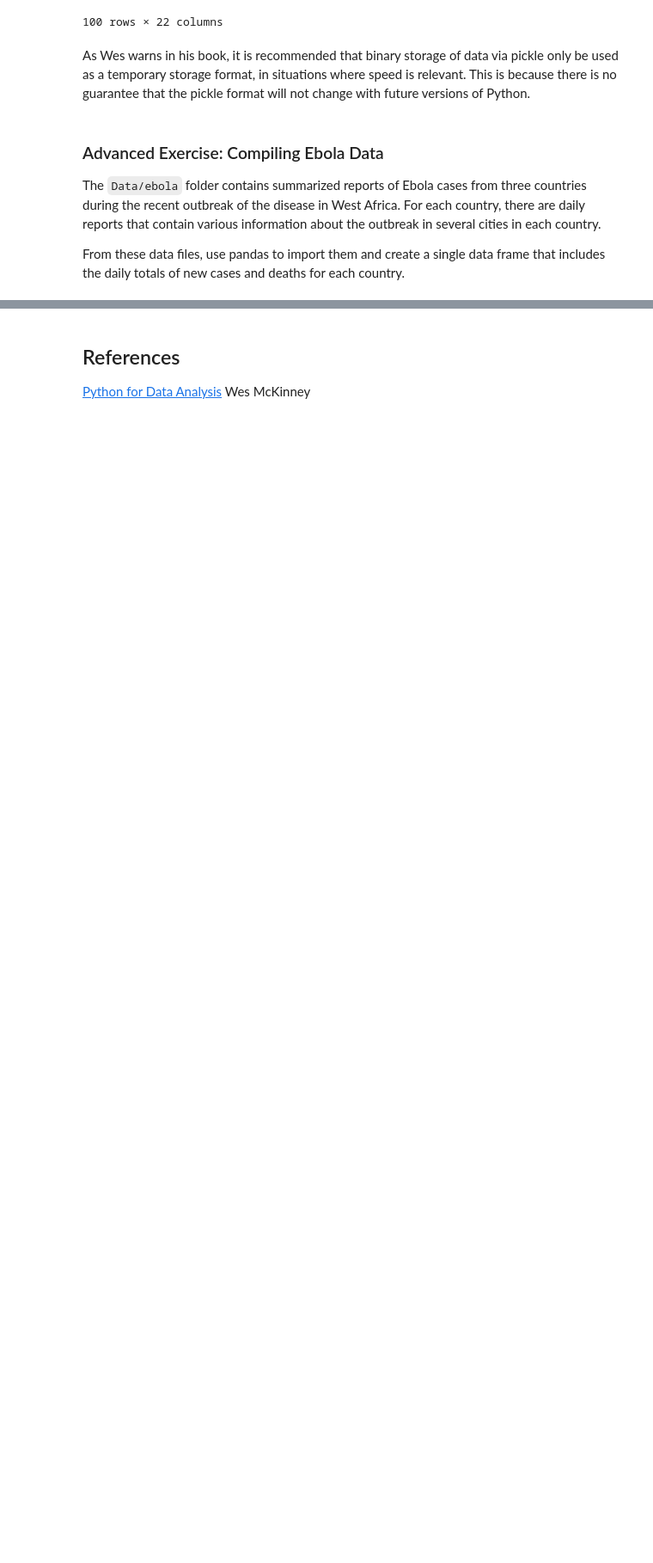
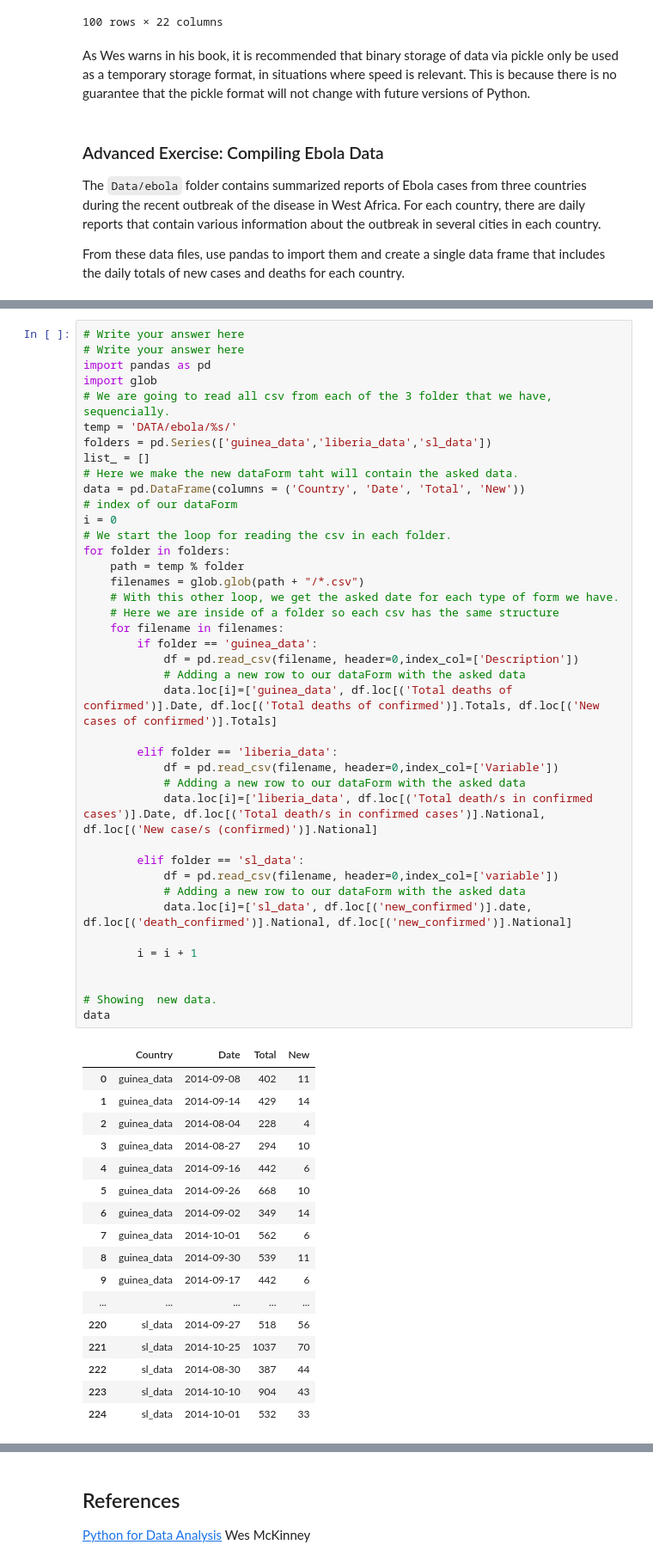
Before and after one commit to nutka7/Homework, a Jupyter notebook: 01 - Pandas and Data Wrangling/Intro to Pandas.ipynb, the cells around one changed output, grey strips where cells are left out. Shown: that part at 86% size. Drawn from its saved outputs; the diff is of its cells as text; blank space fills up the shorter version.

```diff
--- a/01 - Pandas and Data Wrangling/Intro to Pandas.ipynb
+++ b/01 - Pandas and Data Wrangling/Intro to Pandas.ipynb
@@ -2120,0 +2106,58 @@ data=pd.concat([ebola[0],ebola[1],ebola[2],ebola[3],ebola[4],ebola[5],ebola[6],e
+# %%
+# Write your answer here
+# Write your answer here
+import pandas as pd
+import glob
+# We are going to read all csv from each of the 3 folder that we have, sequencially.
+temp = 'DATA/ebola/%s/'
+folders = pd.Series(['guinea_data','liberia_data','sl_data'])
+list_ = []
+# Here we make the new dataForm taht will contain the asked data.
+data = pd.DataFrame(columns = ('Country', 'Date', 'Total', 'New'))
+# index of our dataForm
+i = 0
+# We start the loop for reading the csv in each folder.
+for folder in folders:
+    path = temp % folder
+    filenames = glob.glob(path + "/*.csv")
+    # With this other loop, we get the asked date for each type of form we have.
+    # Here we are inside of a folder so each csv has the same structure
+    for filename in filenames:
+        if folder == 'guinea_data':
+            df = pd.read_csv(filename, header=0,index_col=['Description'])
+            # Adding a new row to our dataForm with the asked data
+            data.loc[i]=['guinea_data', df.loc[('Total deaths of confirmed')].Date, df.loc[('Total deaths of confirmed')].Totals, df.loc[('New cases of confirmed')].Totals]
+
+        elif folder == 'liberia_data':
+            df = pd.read_csv(filename, header=0,index_col=['Variable'])
+            # Adding a new row to our dataForm with the asked data
+            data.loc[i]=['liberia_data', df.loc[('Total death/s in confirmed cases')].Date, df.loc[('Total death/s in confirmed cases')].National, df.loc[('New case/s (confirmed)')].National]
+
+        elif folder == 'sl_data':
+            df = pd.read_csv(filename, header=0,index_col=['variable'])
+            # Adding a new row to our dataForm with the asked data
+            data.loc[i]=['sl_data', df.loc[('new_confirmed')].date, df.loc[('death_confirmed')].National, df.loc[('new_confirmed')].National]
+
+        i = i + 1
+
+
+# Showing  new data.
+data
+# %% [output]
+|  | Country | Date | Total | New |
+| 0 | guinea_data | 2014-09-08 | 402 | 11 |
+| 1 | guinea_data | 2014-09-14 | 429 | 14 |
+| 2 | guinea_data | 2014-08-04 | 228 | 4 |
+| 3 | guinea_data | 2014-08-27 | 294 | 10 |
+| 4 | guinea_data | 2014-09-16 | 442 | 6 |
+| 5 | guinea_data | 2014-09-26 | 668 | 10 |
+| 6 | guinea_data | 2014-09-02 | 349 | 14 |
+| 7 | guinea_data | 2014-10-01 | 562 | 6 |
+| 8 | guinea_data | 2014-09-30 | 539 | 11 |
+| 9 | guinea_data | 2014-09-17 | 442 | 6 |
+| ... | ... | ... | ... | ... |
+| 220 | sl_data | 2014-09-27 | 518 | 56 |
+| 221 | sl_data | 2014-10-25 | 1037 | 70 |
+| 222 | sl_data | 2014-08-30 | 387 | 44 |
+| 223 | sl_data | 2014-10-10 | 904 | 43 |
+| 224 | sl_data | 2014-10-01 | 532 | 33 |
```
Also changed, not shown: parts of 2 cells of this notebook.
